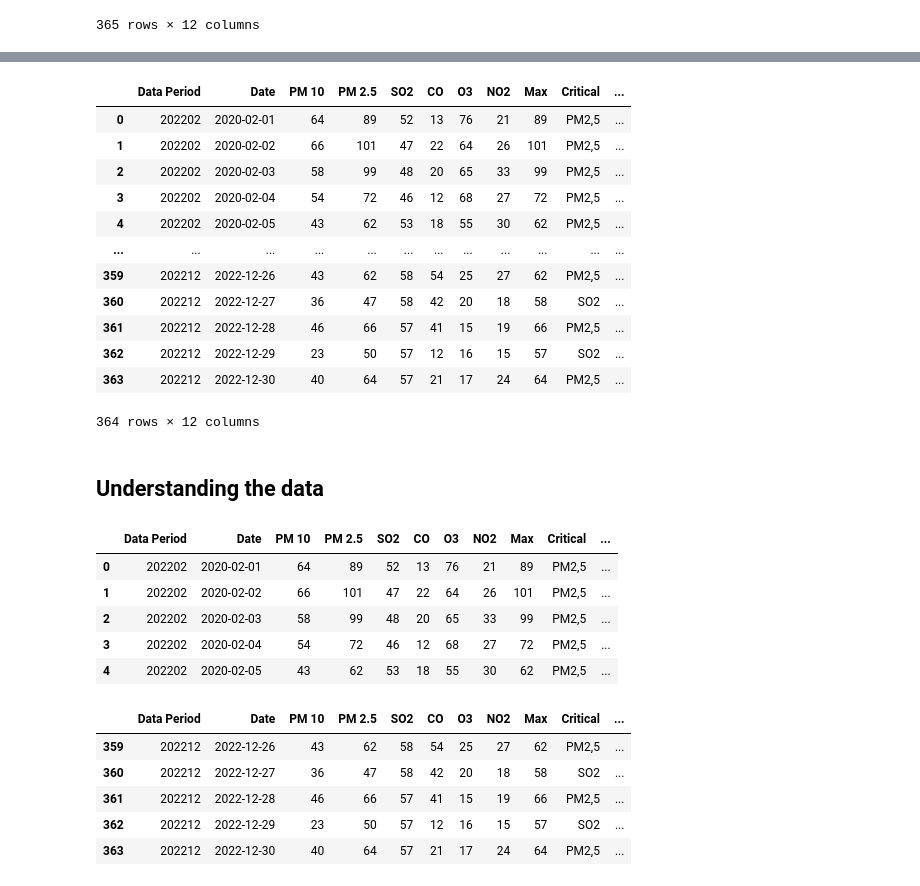
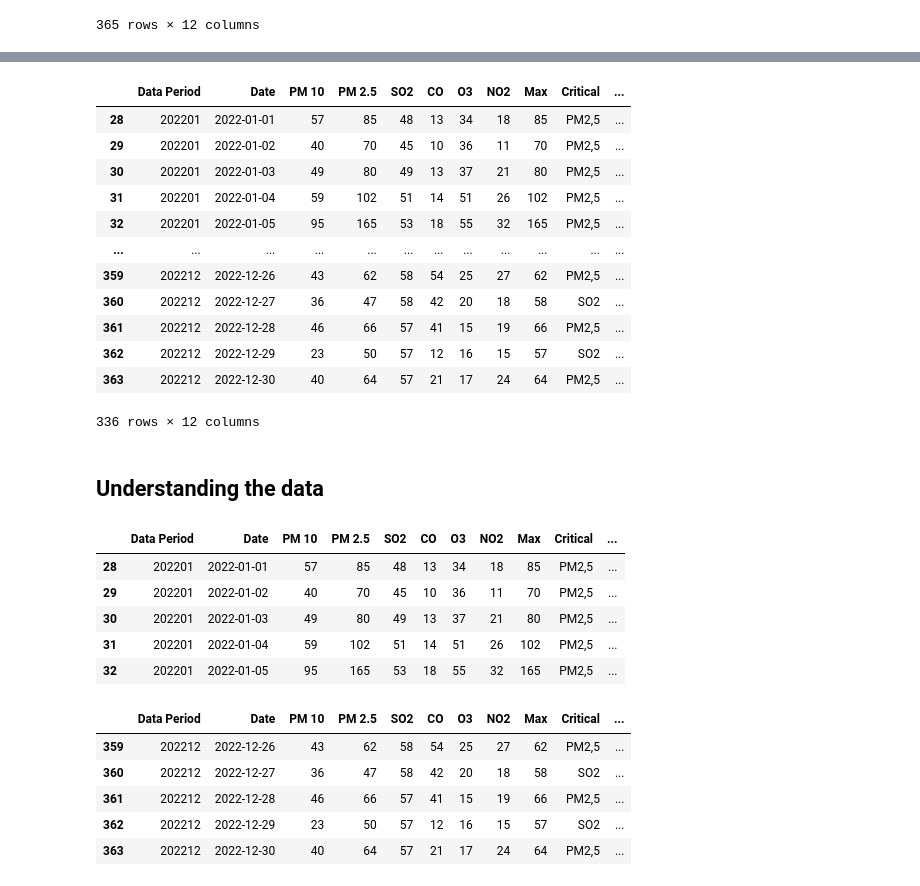
Before and after one commit to wrjodjana/jakarta-analysis, a Jupyter notebook: airquality.ipynb, the cells around one changed output, grey strips where cells are left out. Drawn from its saved outputs; the diff is of its cells as text; code cells hidden in the pictures.

```diff
--- a/airquality.ipynb
+++ b/airquality.ipynb
@@ -99,7 +116,3 @@ df
 | 363 | 202212 | 2022-12-30 | 40 | 64 | 57 | 21 | 17 | 24 | 64 | PM2,5 | ... |
 | 364 | 202212 | 44926.625 | 54 | 73 | 56 | 24 | 23 | 24 | 73 | PM2,5 | ... |
 365 rows × 12 columns
-# %%
-df2 = df.drop(364)
-df = df2
-df
@@ -119,0 +119,8 @@ df
+# %%
+# remove incorrect date data
+df2 = df.drop(364)
+
+# remove 2020 data
+df3 = df2.drop(range(0,28))
+df = df3
+df
@@ -122,29 +143,29 @@ df.replace('null', np.NaN, inplace=True)
 df
 # %% [output]
 |  | Data Period | Date | PM 10 | PM 2.5 | SO2 | CO | O3 | NO2 | Max | Critical | ... |
-| 0 | 202202 | 2020-02-01 | 64 | 89 | 52 | 13 | 76 | 21 | 89 | PM2,5 | ... |
-| 1 | 202202 | 2020-02-02 | 66 | 101 | 47 | 22 | 64 | 26 | 101 | PM2,5 | ... |
-| 2 | 202202 | 2020-02-03 | 58 | 99 | 48 | 20 | 65 | 33 | 99 | PM2,5 | ... |
-| 3 | 202202 | 2020-02-04 | 54 | 72 | 46 | 12 | 68 | 27 | 72 | PM2,5 | ... |
-| 4 | 202202 | 2020-02-05 | 43 | 62 | 53 | 18 | 55 | 30 | 62 | PM2,5 | ... |
+| 28 | 202201 | 2022-01-01 | 57 | 85 | 48 | 13 | 34 | 18 | 85 | PM2,5 | ... |
+| 29 | 202201 | 2022-01-02 | 40 | 70 | 45 | 10 | 36 | 11 | 70 | PM2,5 | ... |
+| 30 | 202201 | 2022-01-03 | 49 | 80 | 49 | 13 | 37 | 21 | 80 | PM2,5 | ... |
+| 31 | 202201 | 2022-01-04 | 59 | 102 | 51 | 14 | 51 | 26 | 102 | PM2,5 | ... |
+| 32 | 202201 | 2022-01-05 | 95 | 165 | 53 | 18 | 55 | 32 | 165 | PM2,5 | ... |
 | ... | ... | ... | ... | ... | ... | ... | ... | ... | ... | ... | ... |
 | 359 | 202212 | 2022-12-26 | 43 | 62 | 58 | 54 | 25 | 27 | 62 | PM2,5 | ... |
 | 360 | 202212 | 2022-12-27 | 36 | 47 | 58 | 42 | 20 | 18 | 58 | SO2 | ... |
 | 361 | 202212 | 2022-12-28 | 46 | 66 | 57 | 41 | 15 | 19 | 66 | PM2,5 | ... |
 | 362 | 202212 | 2022-12-29 | 23 | 50 | 57 | 12 | 16 | 15 | 57 | SO2 | ... |
 | 363 | 202212 | 2022-12-30 | 40 | 64 | 57 | 21 | 17 | 24 | 64 | PM2,5 | ... |
-364 rows × 12 columns
+336 rows × 12 columns
 # %% [markdown]
 ## Understanding the data
 # %%
-df2.head()
+df.head()
 # %% [output]
 |  | Data Period | Date | PM 10 | PM 2.5 | SO2 | CO | O3 | NO2 | Max | Critical | ... |
-| 0 | 202202 | 2020-02-01 | 64 | 89 | 52 | 13 | 76 | 21 | 89 | PM2,5 | ... |
-| 1 | 202202 | 2020-02-02 | 66 | 101 | 47 | 22 | 64 | 26 | 101 | PM2,5 | ... |
-| 2 | 202202 | 2020-02-03 | 58 | 99 | 48 | 20 | 65 | 33 | 99 | PM2,5 | ... |
-| 3 | 202202 | 2020-02-04 | 54 | 72 | 46 | 12 | 68 | 27 | 72 | PM2,5 | ... |
-| 4 | 202202 | 2020-02-05 | 43 | 62 | 53 | 18 | 55 | 30 | 62 | PM2,5 | ... |
+| 28 | 202201 | 2022-01-01 | 57 | 85 | 48 | 13 | 34 | 18 | 85 | PM2,5 | ... |
+| 29 | 202201 | 2022-01-02 | 40 | 70 | 45 | 10 | 36 | 11 | 70 | PM2,5 | ... |
+| 30 | 202201 | 2022-01-03 | 49 | 80 | 49 | 13 | 37 | 21 | 80 | PM2,5 | ... |
+| 31 | 202201 | 2022-01-04 | 59 | 102 | 51 | 14 | 51 | 26 | 102 | PM2,5 | ... |
+| 32 | 202201 | 2022-01-05 | 95 | 165 | 53 | 18 | 55 | 32 | 165 | PM2,5 | ... |
 # %%
 df.tail()
 # %% [output]
```
Also changed, not shown: parts of 34 cells of this notebook, 2 other files.
